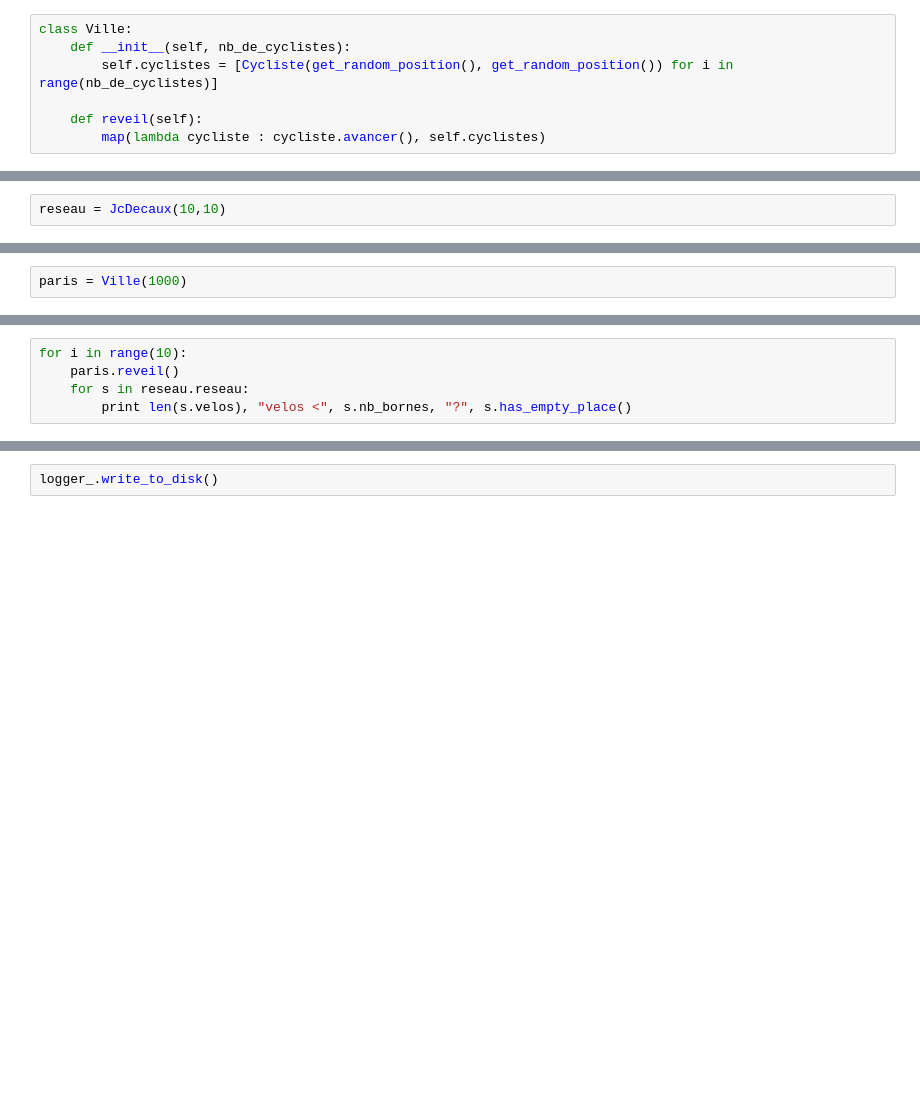
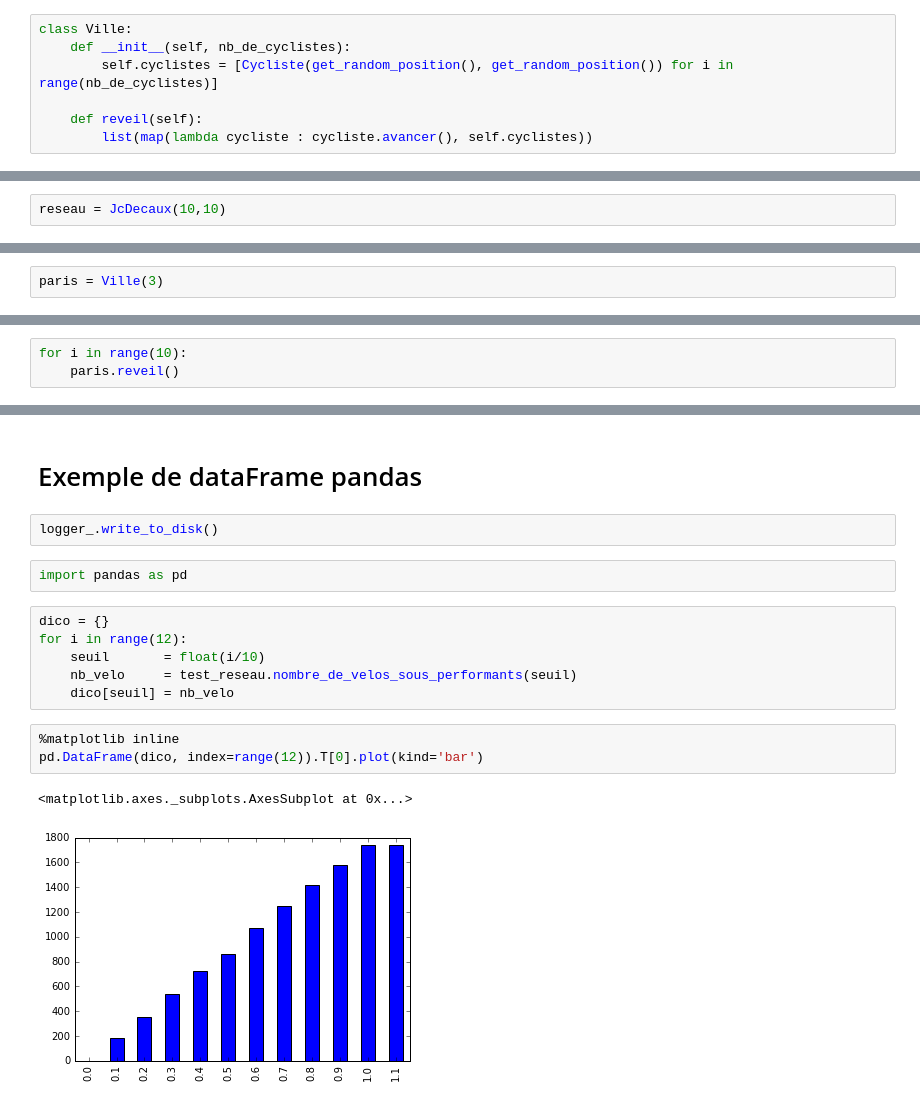
Before and after one commit to romainjouin/formation_python, a Jupyter notebook: 01_velib.ipynb, the cells around one changed output, grey strips where cells are left out. Drawn from its saved outputs; the diff is of its cells as text; blank space fills up the shorter version.

```diff
--- a/01_velib.ipynb
+++ b/01_velib.ipynb
@@ -244,4 +327,4 @@ class Ville:
         self.cyclistes = [Cycliste(get_random_position(), get_random_position()) for i in range(nb_de_cyclistes)]
 
     def reveil(self):
-        map(lambda cycliste : cycliste.avancer(), self.cyclistes)
+        list(map(lambda cycliste : cycliste.avancer(), self.cyclistes))
@@ -250,2 +347,2 @@ reseau = JcDecaux(10,10)
 # %%
-paris = Ville(1000)
+paris = Ville(3)
@@ -270,5 +349,3 @@ cycliste_1000 : next trajet = travail
 # %%
 for i in range(10):
     paris.reveil()
-    for s in reseau.reseau:
-        print len(s.velos), "velos <", s.nb_bornes, "?", s.has_empty_place()
@@ -308,2 +407,18 @@ for cycliste in paris.cyclistes:
+# %% [markdown]
+# Exemple de dataFrame pandas
 # %%
 logger_.write_to_disk()
+# %%
+import pandas as pd
+# %%
+dico = {}
+for i in range(12):
+    seuil       = float(i/10)
+    nb_velo     = test_reseau.nombre_de_velos_sous_performants(seuil)
+    dico[seuil] = nb_velo
+# %%
+%matplotlib inline
+pd.DataFrame(dico, index=range(12)).T[0].plot(kind='bar')
+# %% [output]
+<matplotlib.axes._subplots.AxesSubplot at 0x...>
+[figure, added]
```
Also changed, not shown: parts of 21 cells of this notebook.
